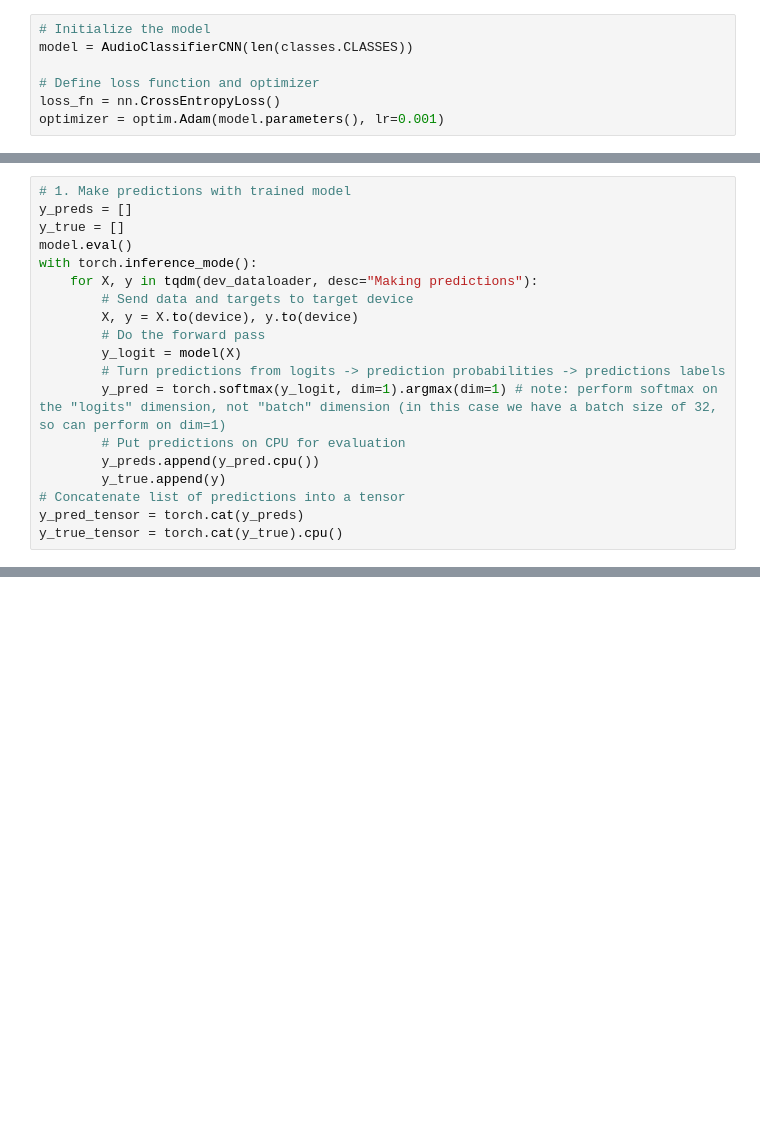
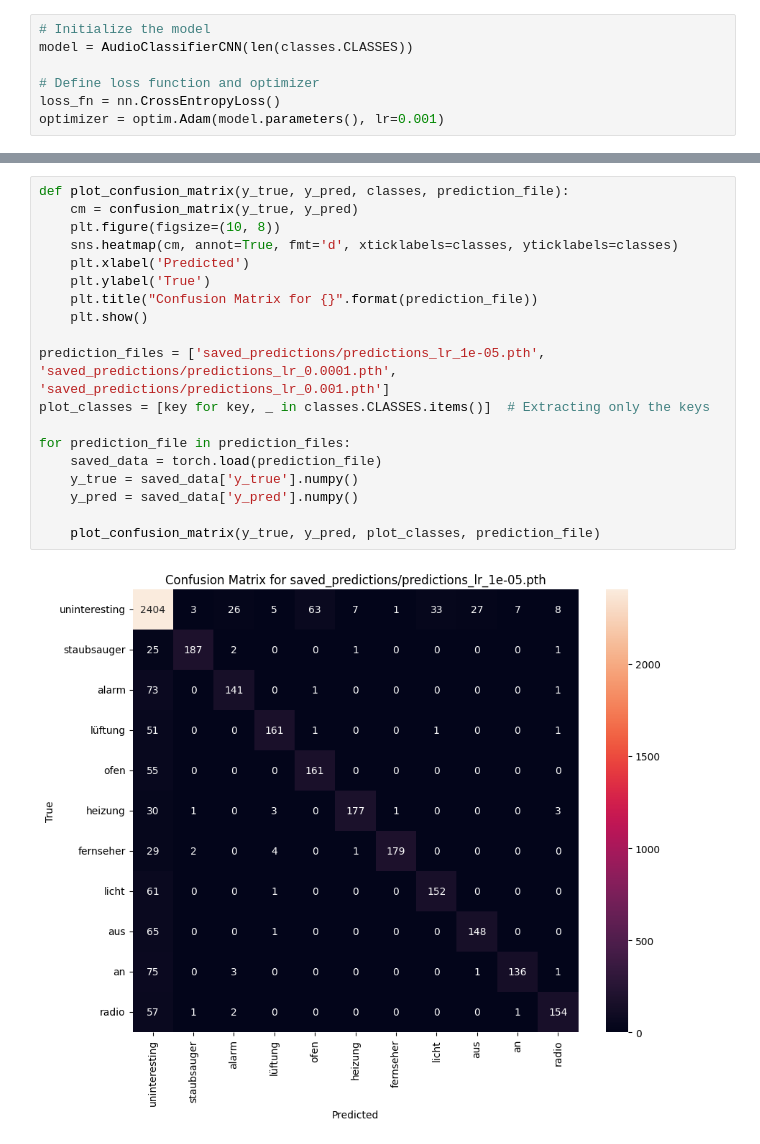
Before and after one commit to Simre1/MLPC-2024, a Jupyter notebook: assignment3/neural_network.ipynb, the cells around one changed output, grey strips where cells are left out. Cells and saved outputs as stored; diff of their text form; blank space fills up the shorter version.

```diff
--- a/assignment3/neural_network.ipynb
+++ b/assignment3/neural_network.ipynb
@@ -353,19 +321,0 @@ Epoch: 1
-# %%
-# 1. Make predictions with trained model
-y_preds = []
-y_true = []
-model.eval()
-with torch.inference_mode():
-    for X, y in tqdm(dev_dataloader, desc="Making predictions"):
-        # Send data and targets to target device
-        X, y = X.to(device), y.to(device)
-        # Do the forward pass
-        y_logit = model(X)
-        # Turn predictions from logits -> prediction probabilities -> predictions labels
-        y_pred = torch.softmax(y_logit, dim=1).argmax(dim=1) # note: perform softmax on the "logits" dimension, not "batch" dimension (in this case we have a batch size of 32, so can perform on dim=1)
-        # Put predictions on CPU for evaluation
-        y_preds.append(y_pred.cpu())
-        y_true.append(y)
-# Concatenate list of predictions into a tensor
-y_pred_tensor = torch.cat(y_preds)
-y_true_tensor = torch.cat(y_true).cpu()
@@ -383,0 +508,21 @@ fig, ax = plot_confusion_matrix(
+# %%
+def plot_confusion_matrix(y_true, y_pred, classes, prediction_file):
+    cm = confusion_matrix(y_true, y_pred)
+    plt.figure(figsize=(10, 8))
+    sns.heatmap(cm, annot=True, fmt='d', xticklabels=classes, yticklabels=classes)
+    plt.xlabel('Predicted')
+    plt.ylabel('True')
+    plt.title("Confusion Matrix for {}".format(prediction_file))
+    plt.show()
+
+prediction_files = ['saved_predictions/predictions_lr_1e-05.pth', 'saved_predictions/predictions_lr_0.0001.pth', 'saved_predictions/predictions_lr_0.001.pth']
+plot_classes = [key for key, _ in classes.CLASSES.items()]  # Extracting only the keys
+
+for prediction_file in prediction_files:
+    saved_data = torch.load(prediction_file)
+    y_true = saved_data['y_true'].numpy()
+    y_pred = saved_data['y_pred'].numpy()
+
+    plot_confusion_matrix(y_true, y_pred, plot_classes, prediction_file)
+# %% [output]
+[figure, added]
```
Also changed, not shown: parts of 13 cells of this notebook.
